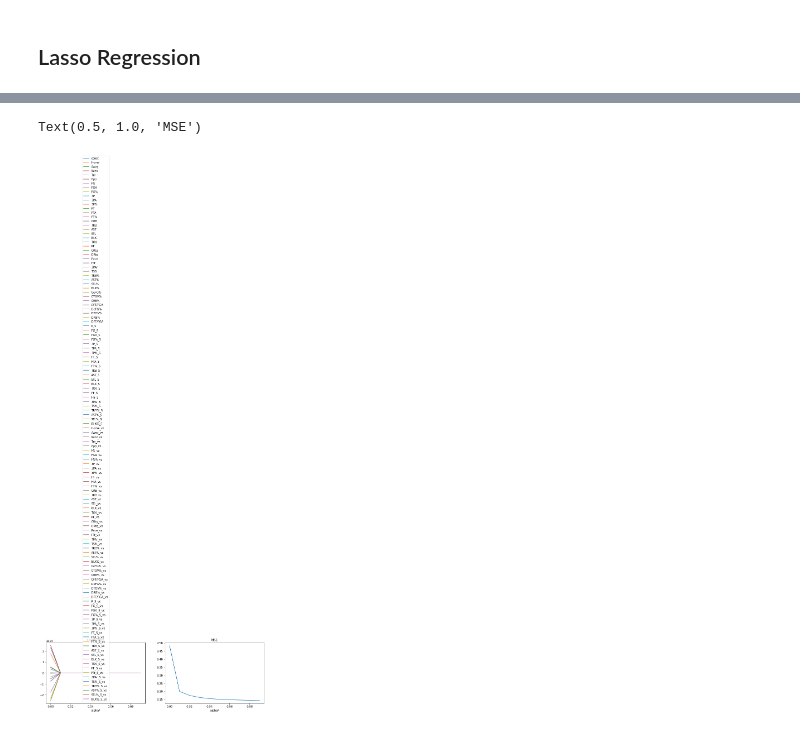
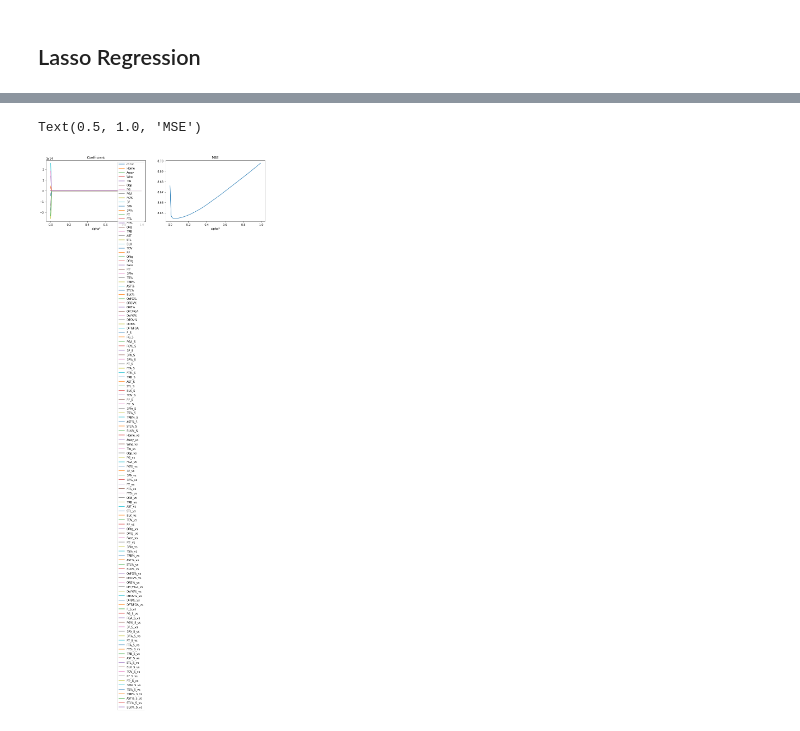
Before and after one commit to mrallenchen/NCAAMBB, a Jupyter notebook: Regression.ipynb, the cells around one changed output, grey strips where cells are left out. Saved outputs shown, nothing was run; the diff lists cells and outputs as text; code cells hidden in the pictures.

Commit message:
Finished Cleaning and MVP modeling
redid OLS with more charts
redid Lasso and found best lambda based on MAE

```diff
--- a/Regression.ipynb
+++ b/Regression.ipynb
@@ -60,4 +89,2 @@ def TVT_split(df, train_min = 12, val_min = 24, test_min = 28):
     print(splits)
     return df_train, df_val, df_test
-# %%
-df_train, df_val, df_test = TVT_split(df)
@@ -65,0 +91,2 @@ df_train, df_val, df_test = TVT_split(df)
+# %%
+df_train_all, df_val_all, df_test_all = TVT_split(df)
@@ -65,0 +95,4 @@ df_train, df_val, df_test = TVT_split(df)
+# %%
+df_train = df_train_all.dropna()
+df_val = df_val_all.dropna()
+df_test = df_test.dropna()
@@ -202,7 +328,7 @@ test_prediction.Error.mean()
 # %% [markdown]
 ## Lasso Regression
 # %%
-fit_lasso = model.fit_regularized(alpha = 0.001,L1_wt = 0,start_params=fit1.params)
+fit_lasso = model.fit_regularized(alpha = 0.06,L1_wt = 0,start_params=fit1.params)
 # %%
 final = sm.regression.linear_model.OLSResults(model,fit_lasso.params,model.normalized_cov_params)
 # %%
@@ -256,12 +402,12 @@ df.T
 # %%
 
 fig, ax = plt.subplots(1, 2, figsize=(14, 4))
 
-ax[0] = df.iloc[:10, :-1].plot(ax=ax[0])
+ax[0] = df.iloc[:100, :-1].plot(ax=ax[0])
 ax[0].set_title('Coefficient')
 
-ax[1] = df.iloc[:10, -1].plot(ax=ax[1])
+ax[1] = df.iloc[:100, -1].plot(ax=ax[1])
 ax[1].set_title('MSE')
 # %% [output]
 Text(0.5, 1.0, 'MSE')
-[figure, old version]
+[figure, new version]
```
Also changed, not shown: parts of 39 cells of this notebook, 7 other files.
